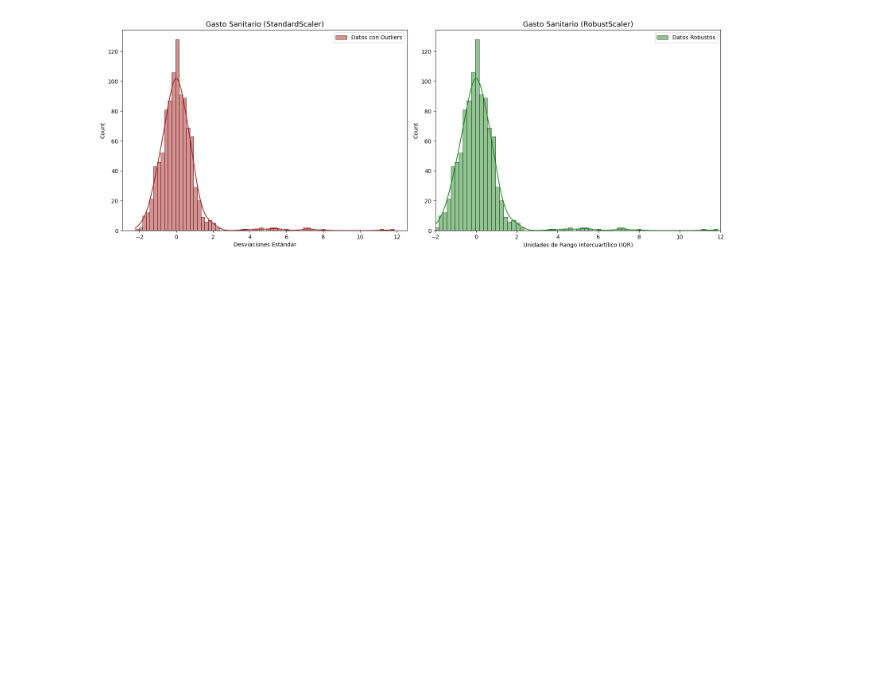
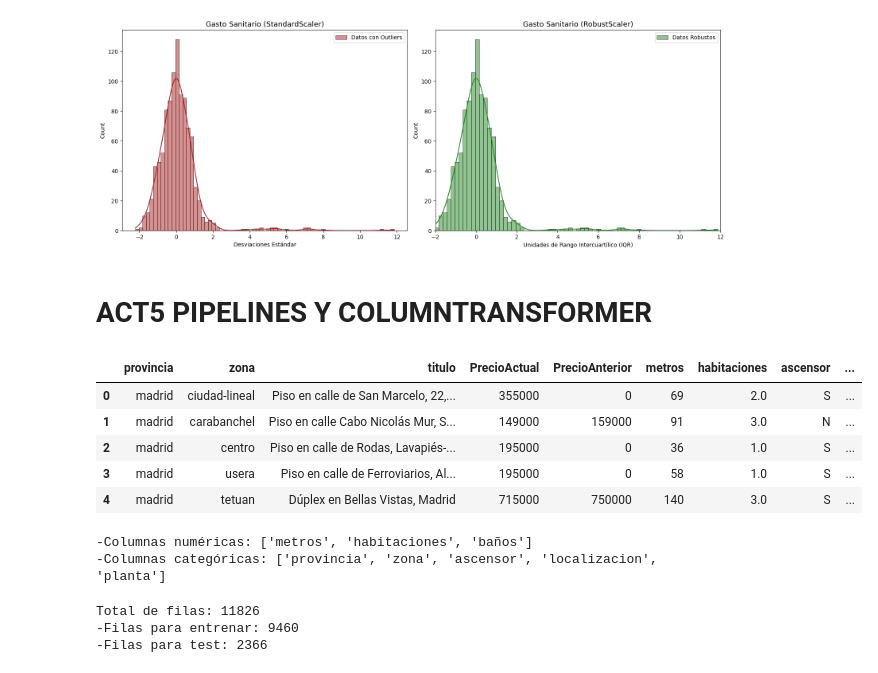
Before and after one commit to AntonioDavid333/python-ud3-ejercicios, a Jupyter notebook: ejercicios.ipynb, the cells around one changed output. Saved outputs shown, nothing was run; the diff lists cells and outputs as text; code cells hidden in the pictures; blank space fills up the shorter version.

```diff
--- a/ejercicios.ipynb
+++ b/ejercicios.ipynb
@@ -802,3 +791,5 @@ plt.tight_layout()
 plt.show()
 # %% [output]
 [figure]
+# %% [markdown]
+# ACT5 PIPELINES Y COLUMNTRANSFORMER
@@ -804,0 +804,10 @@ plt.show()
+# %%
+df_raw= pd.read_csv("Datos.csv")
+df_raw.head()
+# %% [output]
+|  | provincia | zona | titulo | PrecioActual | PrecioAnterior | metros | habitaciones | ascensor | ... |
+| 0 | madrid | ciudad-lineal | Piso en calle de San Marcelo, 22,... | 355000 | 0 | 69 | 2.0 | S | ... |
+| 1 | madrid | carabanchel | Piso en calle Cabo Nicolás Mur, S... | 149000 | 159000 | 91 | 3.0 | N | ... |
+| 2 | madrid | centro | Piso en calle de Rodas, Lavapiés-... | 195000 | 0 | 36 | 1.0 | S | ... |
+| 3 | madrid | usera | Piso en calle de Ferroviarios, Al... | 195000 | 0 | 58 | 1.0 | S | ... |
+| 4 | madrid | tetuan | Dúplex en Bellas Vistas, Madrid | 715000 | 750000 | 140 | 3.0 | S | ... |
@@ -804,0 +817,23 @@ plt.show()
+# %%
+num_cols=df_raw.select_dtypes(include=["int64", "float64"]).columns.tolist()
+#Voy a borrar la columna precio actual para que no de conflicto al entrenar
+if 'PrecioActual' in num_cols:
+    num_cols.remove('PrecioActual')
+cat_cols=df_raw.select_dtypes(include=["object", "category"]).columns.tolist()
+print("-Columnas numéricas:",num_cols)
+print("-Columnas categóricas:",cat_cols)
+# %% [output]
+-Columnas numéricas: ['metros', 'habitaciones', 'baños']
+-Columnas categóricas: ['provincia', 'zona', 'ascensor', 'localizacion', 'planta']
+# %%
+x=df_raw.drop(columns=['PrecioActual'])
+y=df_raw['PrecioActual']
+
+x_train,x_test,y_train,y_test= train_test_split(x,y, test_size=0.2, random_state=42)
+print("Total de filas:",len(df_raw))
+print("-Filas para entrenar:",len(x_train))
+print("-Filas para test:",len(x_test))
+# %% [output]
+Total de filas: 11826
+-Filas para entrenar: 9460
+-Filas para test: 2366
```
Also changed, not shown: parts of 21 cells of this notebook, 2 other files.
